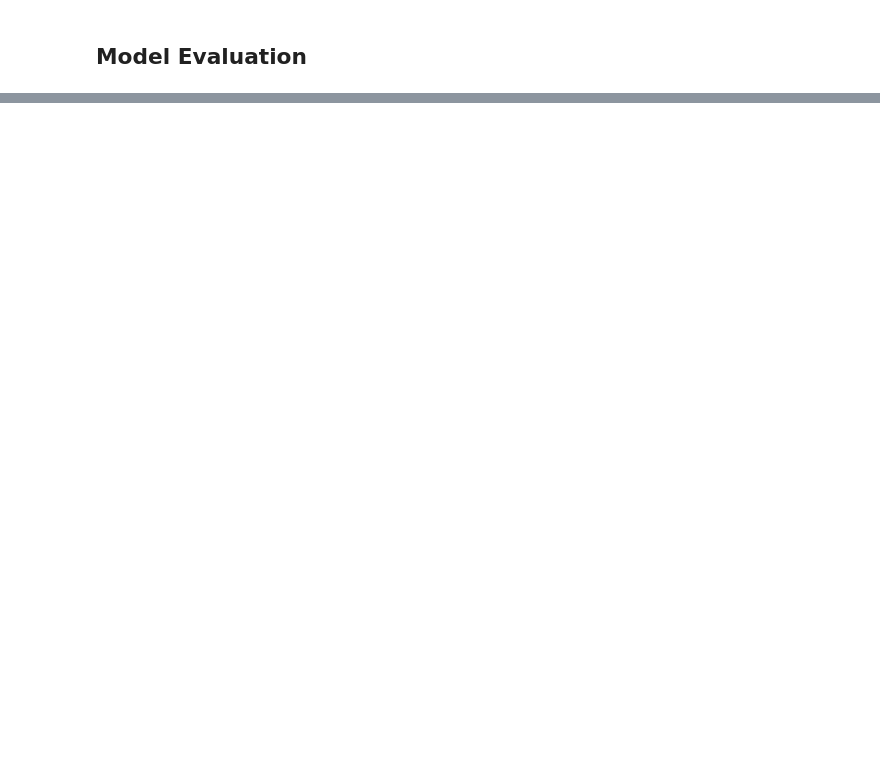
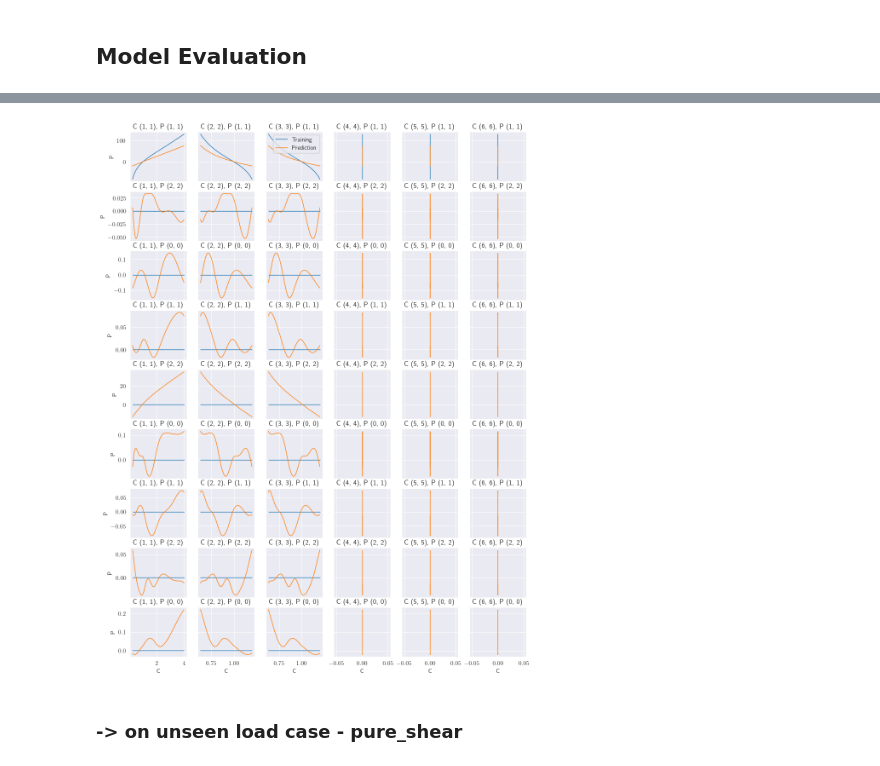
Before and after one commit to ArgoJ/TML4SM_TuD, a Jupyter notebook: hyperelasticity/Task2_2.ipynb, the cells around one changed output, grey strips where cells are left out. Saved outputs shown, nothing was run; the diff lists cells and outputs as text; code cells hidden in the pictures; blank space fills up the shorter version.

```diff
--- a/hyperelasticity/Task2_2.ipynb
+++ b/hyperelasticity/Task2_2.ipynb
@@ -119,0 +80,14 @@ plt.show()
+# %%
+test_data_path = os.path.abspath(os.path.join('calibration', 'uniaxial.txt'))
+test_features, test_labels = load_naive_dataset(test_data_path)
+
+test_predictions = naive_model.predict(test_features)
+
+test_mets = [metrics.R2Score() for _ in range(test_labels.shape[1])]
+for i in range(test_labels.shape[1]):  # Iterate over each of the 9 features/targets
+    test_mets[i].update_state(tf.expand_dims(test_labels[:, i], -1), tf.expand_dims(test_predictions[:, i], -1))
+
+# Now, get the R² score for each target (feature) separately
+test_r2_scores = [metric.result().numpy() for metric in test_mets]
+
+print("Test R² Scores for each feature:", test_r2_scores)
@@ -119,0 +97,7 @@ plt.show()
+# %%
+fig_test_pred = plot_predictions(test_features, test_labels, test_predictions)
+plt.show()
+# %% [output]
+[figure, added]
+# %% [markdown]
+### -> on unseen load case - pure_shear
```
Also changed, not shown: parts of 14 cells of this notebook, 2 other files.
